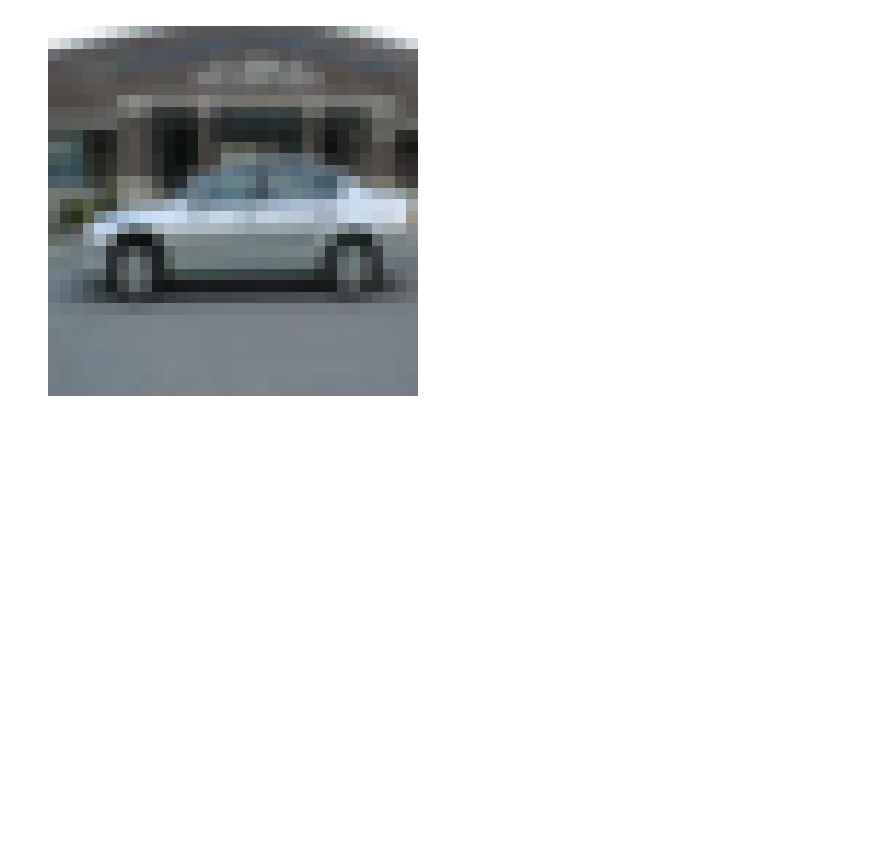
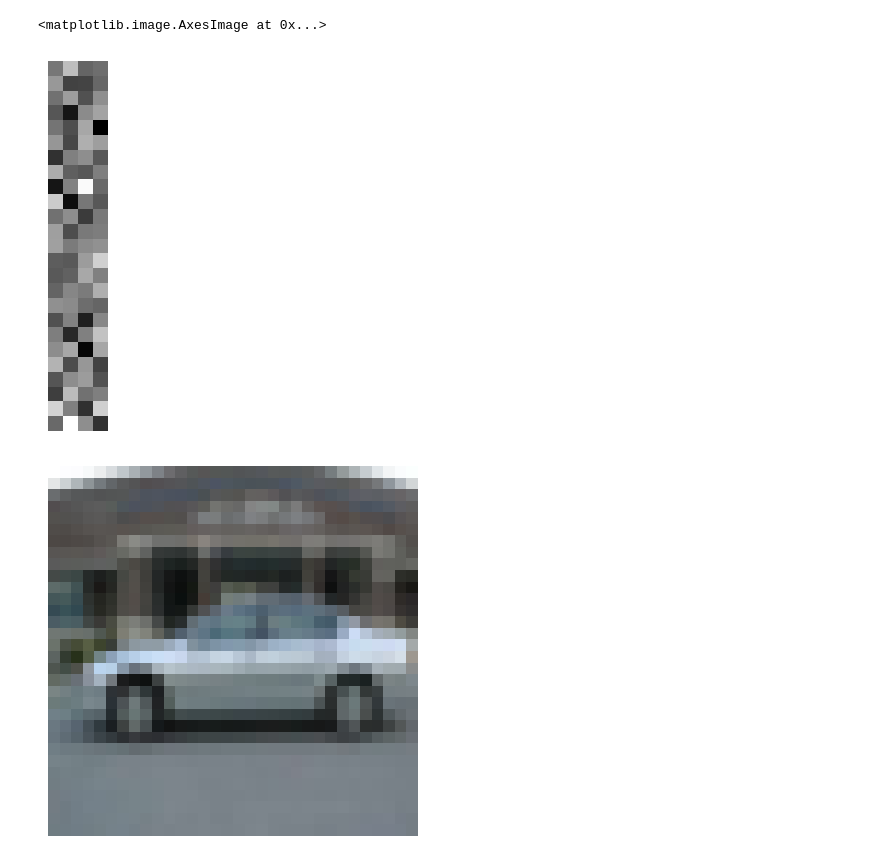
Before and after one commit to savicente2109/TFG-Mat, a Jupyter notebook: pruebas.ipynb, the cells around one changed output. Saved outputs shown, nothing was run; the diff lists cells and outputs as text; code cells hidden in the pictures; blank space fills up the shorter version.

```diff
--- a/pruebas.ipynb
+++ b/pruebas.ipynb
@@ -1,3 +21,21 @@
+# %%
+import numpy as np
+import matplotlib.pyplot as plt
+def generate_latent_points(latent_dim, n_samples):
+	# generamos puntos aleatorios del espacio latente
+	# (utilizando randn para que sigan una distribución gaussiana)
+	x_input = np.random.randn(latent_dim * n_samples)
+	x_input = x_input.reshape(n_samples, latent_dim)
+	return x_input
+
+lat = generate_latent_points(100, 1)
+
+l = lat[0].reshape(25, 4)
+plt.axis('off')
+plt.imshow(l, cmap="binary")
+# %% [output]
+<matplotlib.image.AxesImage at 0x...>
+[figure, added]
 # %%
 import keras
 from keras import layers
```
Also changed, not shown: parts of 1 cell of this notebook.
